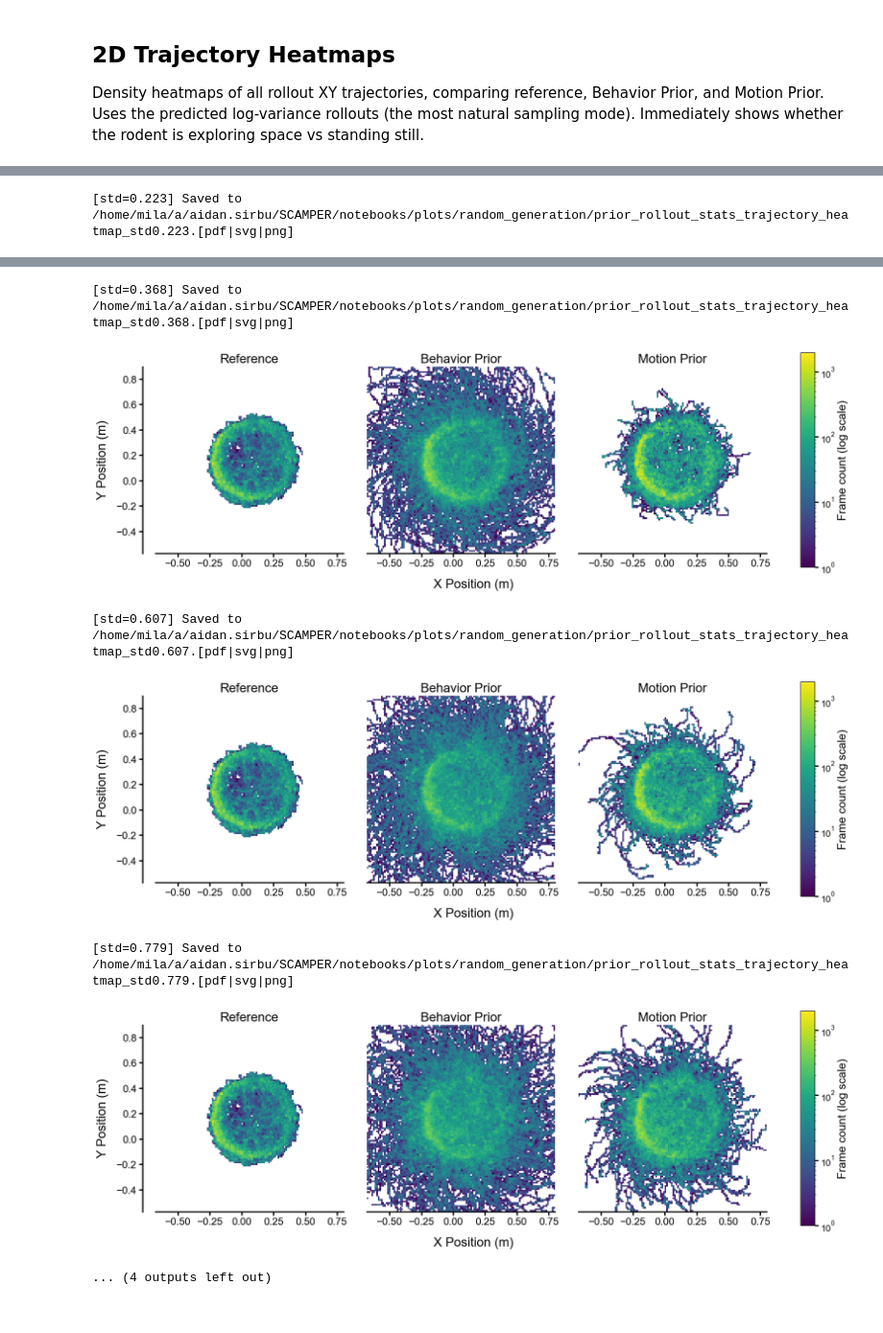
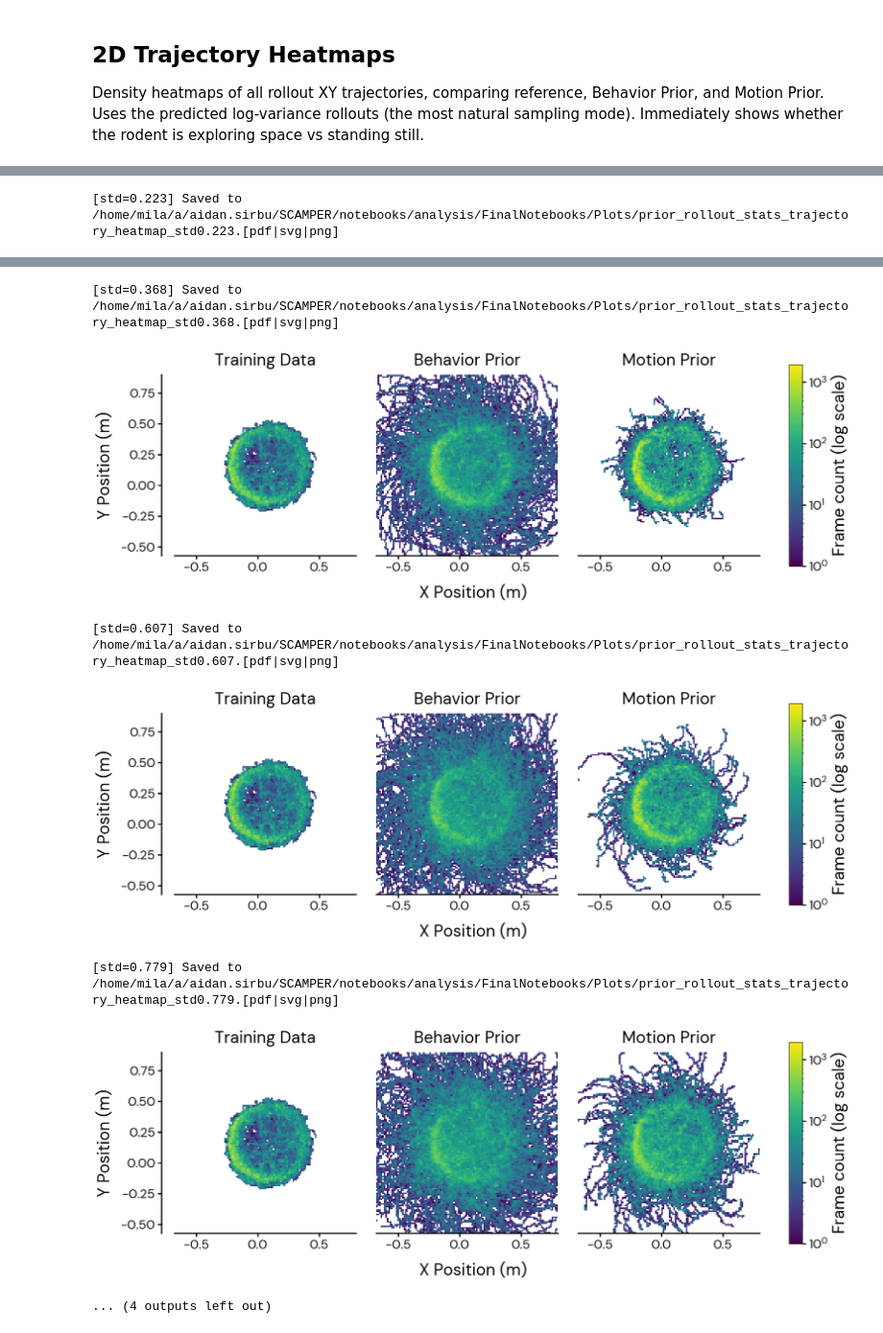
Before and after one commit to asirbu77/SCAMPER, a Jupyter notebook: notebooks/analysis/FinalNotebooks/prior_rollout_stats.ipynb, the cells around one changed output, grey strips where cells are left out. Shown at 96% size. Saved outputs shown, nothing was run; the diff lists cells and outputs as text; code cells hidden in the pictures.

```diff
--- a/notebooks/analysis/FinalNotebooks/prior_rollout_stats.ipynb
+++ b/notebooks/analysis/FinalNotebooks/prior_rollout_stats.ipynb
@@ -14,7 +14,7 @@ import pandas as pd
 import seaborn as sns
 from pathlib import Path
 
-matplotlib.rcParams["font.family"] = "Arial"
+matplotlib.rcParams["font.family"] = "DM Sans"
 # %%
 # ============ CONFIGURATION ============
 # Two H5 files to compare
@@ -25,7 +25,7 @@ LABEL_A = "Behavior Prior"
 LABEL_B = "Motion Prior"
 
 # Save path for figures
-SAVE_DIR = Path("/home/mila/a/aidan.sirbu/SCAMPER/notebooks/plots/random_generation")
+SAVE_DIR = Path("/home/mila/a/aidan.sirbu/SCAMPER/notebooks/analysis/FinalNotebooks/Plots")
 SAVE_NAME = "prior_rollout_stats"
 # %%
 def logvar_to_std(logvar: float) -> float:
@@ -343,16 +346,14 @@ Saved to /home/mila/a/aidan.sirbu/SCAMPER/notebooks/plots/random_generation/prio
 # %%
-matplotlib.rcParams["font.family"] = "Arial"
-
 color_a = (0 / 255, 170 / 255, 188 / 255)
 color_b = (148 / 255, 103 / 255, 189 / 255)
 
 fig, ax = plt.subplots(figsize=(7, 6))
 
-# Reference
+# Training Data
 if original_qpos is not None:
     z_ref = original_qpos[:, :, 2].ravel()
     z_ref = z_ref[z_ref >= -0.05]
-    sns.ecdfplot(z_ref, color="gray", linestyle="--", linewidth=3, label="Reference", ax=ax)
+    sns.ecdfplot(z_ref, color="gray", linestyle="--", linewidth=3, label="Training Data", ax=ax)
 
 # Predicted logvar curves
 for method_label, qpos_datasets, logvars, color in [
@@ -366,10 +367,10 @@ for method_label, qpos_datasets, logvars, color in [
             z = z[z >= -0.05]
             sns.ecdfplot(z, color=color, linewidth=3, label=method_label, ax=ax)
 
-ax.set_xlabel("Root Height", fontsize=20, labelpad=12)
-ax.set_ylabel("Proportion of Time Below Root Height", fontsize=20, labelpad=12)
-ax.tick_params(labelsize=16, width=2, length=6)
-ax.legend(fontsize=14, frameon=False)
+ax.set_xlabel("Root Height", fontsize=26, labelpad=12)
+ax.set_ylabel("Proportion of Time\nBelow Root Height", fontsize=26, labelpad=12)
+ax.tick_params(labelsize=20, width=2, length=6)
+ax.legend(fontsize=20, frameon=False)
 
 ax.set_xlim(-0.08, 0.20)
 ax.set_xticks([-0.05, 0.0, 0.05, 0.10, 0.15, 0.20])
@@ -401,8 +611,6 @@ Density heatmaps of all rollout XY trajectories, comparing reference, Behavior P
 Uses the predicted log-variance rollouts (the most natural sampling mode).
 Immediately shows whether the rodent is exploring space vs standing still.
 # %%
-matplotlib.rcParams["font.family"] = "Arial"
-
 # Build list of (noise_label, sort_key, qpos_a, qpos_b)
 # Match datasets across methods by parsed label
 datasets_by_label = {}
@@ -458,12 +666,12 @@ for d in sorted_labels:
             all_hists.append(make_hist(d[k]))
 shared_vmax = max(h.max() for h in all_hists)
 
-# One figure per noise level: Reference | Behavior Prior | Motion Prior
+# One figure per noise level: Training Data | Behavior Prior | Motion Prior
 for entry in sorted_labels:
     label = entry["label"]
     panels = []
     if original_qpos is not None:
-        panels.append(("Reference", original_qpos))
+        panels.append(("Training Data", original_qpos))
     if "qpos_a" in entry:
         panels.append((LABEL_A, entry["qpos_a"]))
     if "qpos_b" in entry:
@@ -489,9 +697,9 @@ for entry in sorted_labels:
             cmap="viridis",
             rasterized=True,
         )
-        ax.set_title(title, fontsize=20, fontweight="bold")
+        ax.set_title(title, fontsize=26, pad=15)
         ax.set_aspect("equal")
-        ax.tick_params(labelsize=16, width=2, length=6)
+        ax.tick_params(labelsize=20, width=2, length=6)
         ax.spines["top"].set_visible(False)
         ax.spines["right"].set_visible(False)
         ax.spines["bottom"].set_linewidth(2)
@@ -499,18 +707,18 @@ for entry in sorted_labels:
 
     # Offset left spine on first panel to create gap between x and y spines
     axes[0].spines["left"].set_position(("outward", 20))
-    axes[0].set_ylabel("Y Position (m)", fontsize=20, labelpad=12)
+    axes[0].set_ylabel("Y Position (m)", fontsize=26, labelpad=12)
     for ax in axes[1:]:
         ax.set_yticklabels([])
         ax.tick_params(axis="y", length=0)
         ax.spines["left"].set_visible(False)
 
     # Single shared x label centered under all panels
-    fig.supxlabel("X Position (m)", fontsize=20, y=-0.06)
+    fig.supxlabel("X Position (m)", fontsize=26, y=-0.1)
 
     cbar = fig.colorbar(im, ax=axes, label="Frame Count (log scale)", shrink=1.0, aspect=15)
-    cbar.ax.tick_params(labelsize=14, width=2, length=6)
-    cbar.set_label("Frame count (log scale)", fontsize=18)
+    cbar.ax.tick_params(labelsize=20, width=2, length=6)
+    cbar.set_label("Frame count (log scale)", fontsize=26)
 
     # Save
     safe_label = label.replace("=", "").replace(" ", "_")
@@ -528 +736 @@ for entry in sorted_labels:
-[std=0.223] Saved to /home/mila/a/aidan.sirbu/SCAMPER/notebooks/plots/random_generation/prior_rollout_stats_trajectory_heatmap_std0.223.[pdf|svg|png]
+[std=0.223] Saved to /home/mila/a/aidan.sirbu/SCAMPER/notebooks/analysis/FinalNotebooks/Plots/prior_rollout_stats_trajectory_heatmap_std0.223.[pdf|svg|png]
@@ -530,7 +738,7 @@ for entry in sorted_labels:
-[std=0.368] Saved to /home/mila/a/aidan.sirbu/SCAMPER/notebooks/plots/random_generation/prior_rollout_stats_trajectory_heatmap_std0.368.[pdf|svg|png]
+[std=0.368] Saved to /home/mila/a/aidan.sirbu/SCAMPER/notebooks/analysis/FinalNotebooks/Plots/prior_rollout_stats_trajectory_heatmap_std0.368.[pdf|svg|png]
-[figure, old version]
+[figure, new version]
-[std=0.607] Saved to /home/mila/a/aidan.sirbu/SCAMPER/notebooks/plots/random_generation/prior_rollout_stats_trajectory_heatmap_std0.607.[pdf|svg|png]
+[std=0.607] Saved to /home/mila/a/aidan.sirbu/SCAMPER/notebooks/analysis/FinalNotebooks/Plots/prior_rollout_stats_trajectory_heatmap_std0.607.[pdf|svg|png]
-[figure, old version]
+[figure, new version]
-[std=0.779] Saved to /home/mila/a/aidan.sirbu/SCAMPER/notebooks/plots/random_generation/prior_rollout_stats_trajectory_heatmap_std0.779.[pdf|svg|png]
+[std=0.779] Saved to /home/mila/a/aidan.sirbu/SCAMPER/notebooks/analysis/FinalNotebooks/Plots/prior_rollout_stats_trajectory_heatmap_std0.779.[pdf|svg|png]
-[figure, old version]
+[figure, new version]
 ... (4 outputs left out)
```
Also changed, not shown: parts of 7 cells of this notebook, 12 other files.
